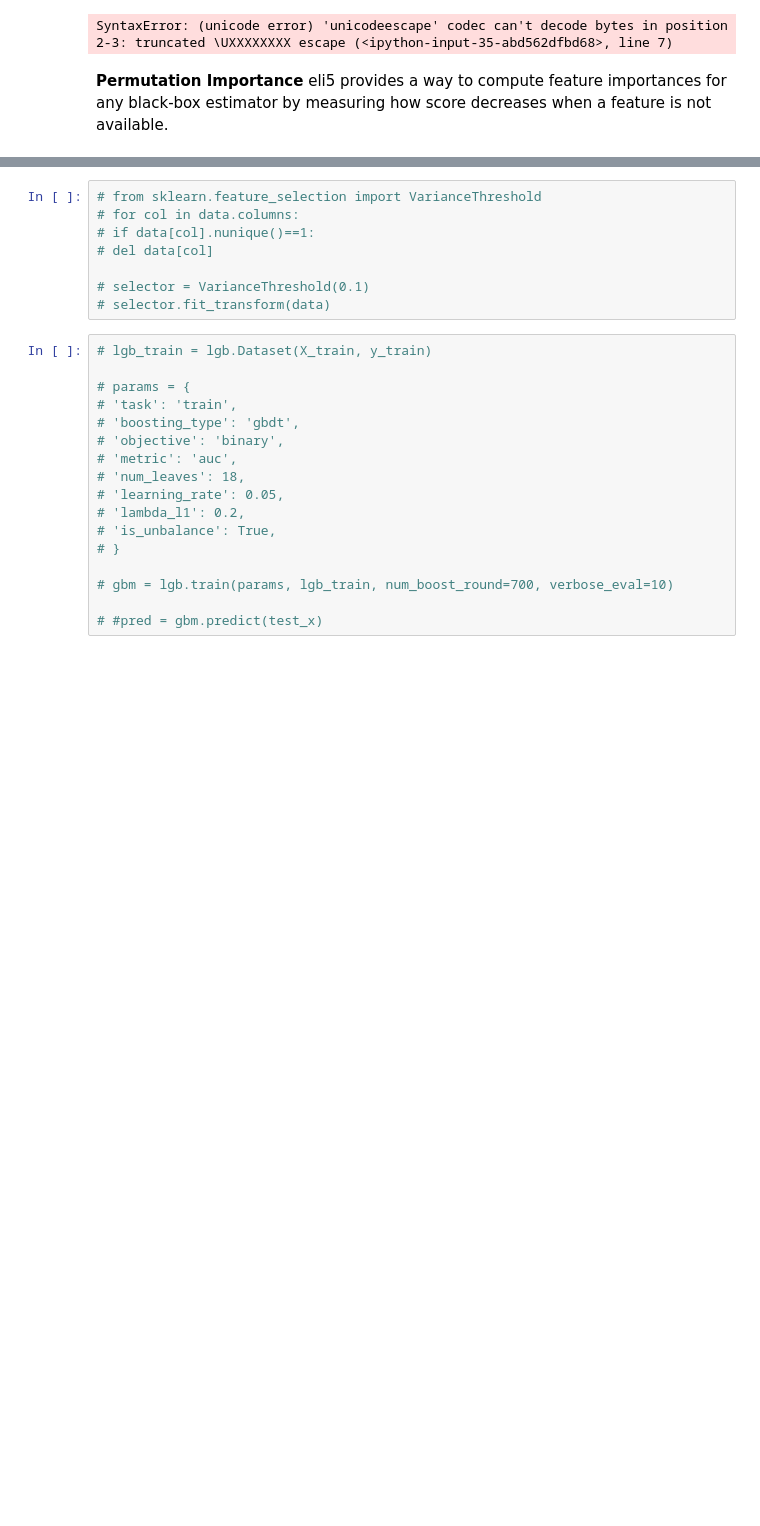
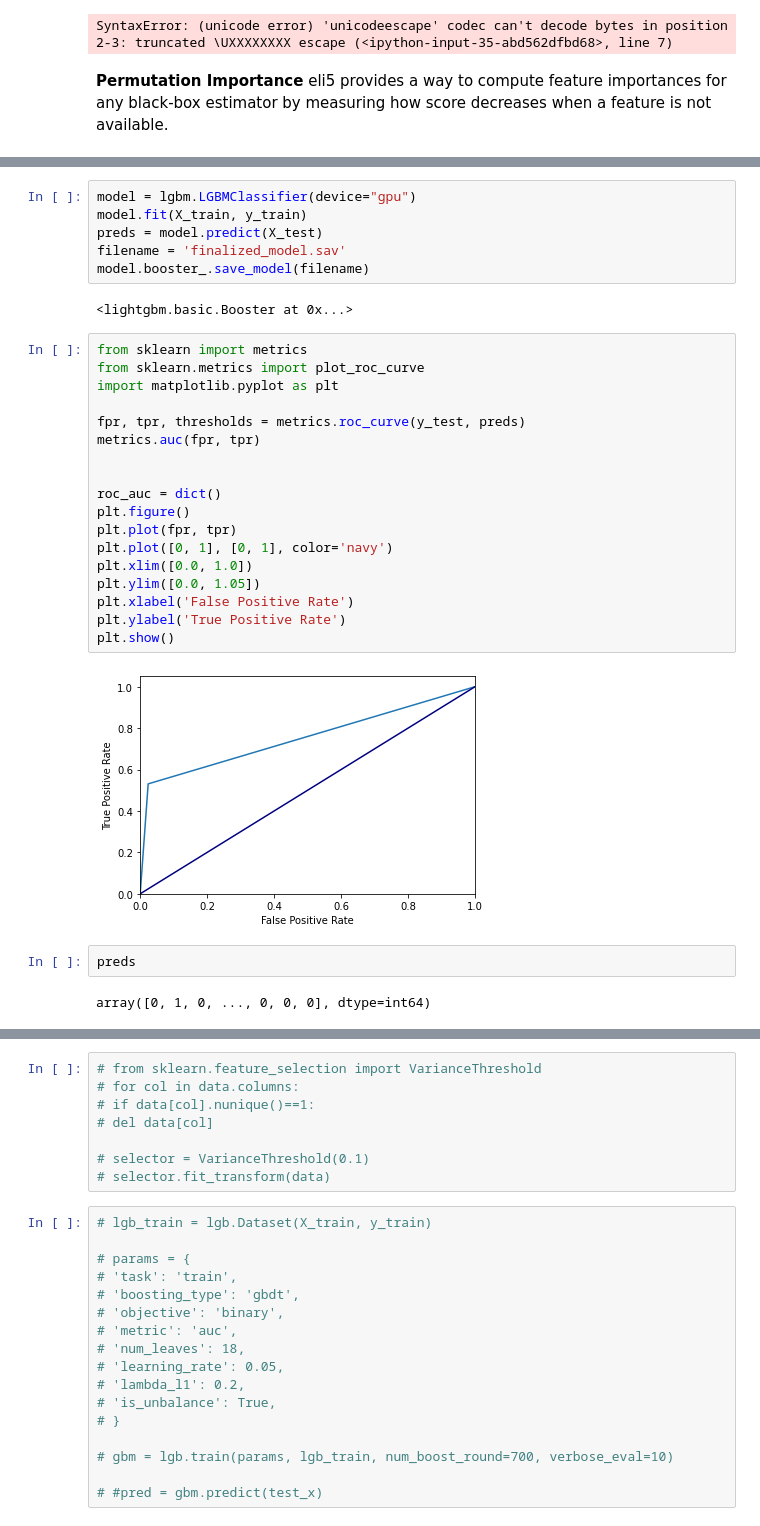
Before and after one commit to QuickSword/decision-support-systems-course, a Jupyter notebook: Decision_systems_semester_project.ipynb, the cells around one changed output, grey strips where cells are left out. Cells and saved outputs as stored; diff of their text form; blank space fills up the shorter version.

Commit message:
first training

```diff
--- a/Decision_systems_semester_project.ipynb
+++ b/Decision_systems_semester_project.ipynb
@@ -151,2 +147,34 @@ ModuleNotFoundError: No module named 'sys.Asia'; 'sys' is not a package
+# %%
+model = lgbm.LGBMClassifier(device="gpu")
+model.fit(X_train, y_train)
+preds = model.predict(X_test)
+filename = 'finalized_model.sav'
+model.booster_.save_model(filename)
+# %% [output]
+<lightgbm.basic.Booster at 0x...>
+# %%
+from sklearn import metrics
+from sklearn.metrics import plot_roc_curve
+import matplotlib.pyplot as plt
+
+fpr, tpr, thresholds = metrics.roc_curve(y_test, preds)
+metrics.auc(fpr, tpr)
+
+
+roc_auc = dict()
+plt.figure()
+plt.plot(fpr, tpr)
+plt.plot([0, 1], [0, 1], color='navy')
+plt.xlim([0.0, 1.0])
+plt.ylim([0.0, 1.05])
+plt.xlabel('False Positive Rate')
+plt.ylabel('True Positive Rate')
+plt.show()
+# %% [output]
+[figure, added]
+# %%
+preds
+# %% [output]
+array([0, 1, 0, ..., 0, 0, 0], dtype=int64)
 # %%
 # %% [output]
```
Also changed, not shown: parts of 3 cells of this notebook.
